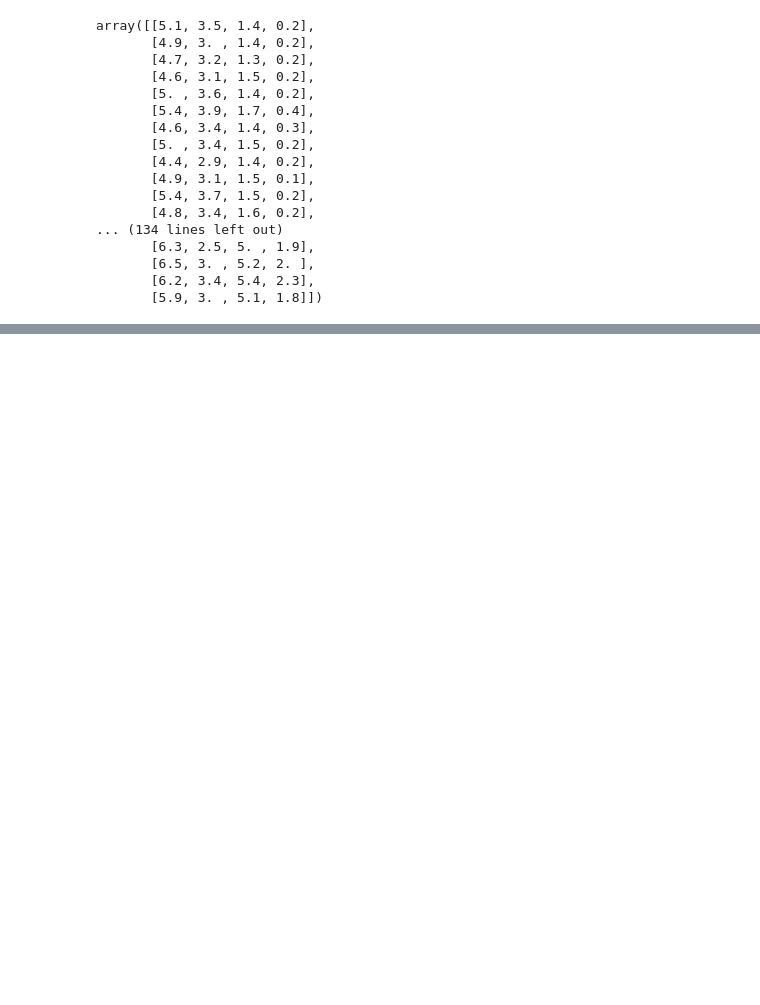
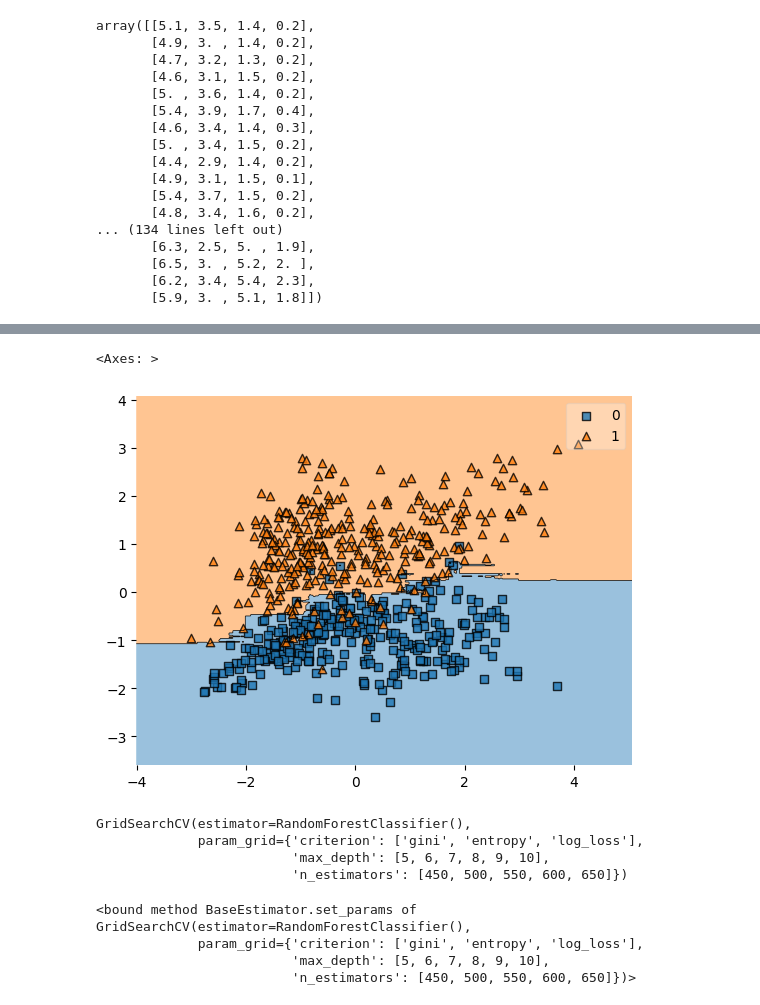
Before and after one commit to Amulussolver/Machine-learning, a Jupyter notebook: logistic.ipynb, the cells around one changed output, grey strips where cells are left out. Cells and saved outputs as stored; diff of their text form; code cells hidden in the pictures; blank space fills up the shorter version.

```diff
--- a/logistic.ipynb
+++ b/logistic.ipynb
@@ -98,0 +173,2 @@ np.float64(0.78)
+# %%
+rf=rfc()
@@ -98,0 +179,5 @@ np.float64(0.78)
+# %%
+plot_decision_regions(x_train,y_train,clf=rf)
+# %% [output]
+<Axes: >
+[figure, added]
@@ -98,0 +191,14 @@ np.float64(0.78)
+# %%
+gf.fit(x_train,y_train)
+# %% [output]
+GridSearchCV(estimator=RandomForestClassifier(),
+             param_grid={'criterion': ['gini', 'entropy', 'log_loss'],
+                         'max_depth': [5, 6, 7, 8, 9, 10],
+                         'n_estimators': [450, 500, 550, 600, 650]})
+# %%
+gf.set_params
+# %% [output]
+<bound method BaseEstimator.set_params of GridSearchCV(estimator=RandomForestClassifier(),
+             param_grid={'criterion': ['gini', 'entropy', 'log_loss'],
+                         'max_depth': [5, 6, 7, 8, 9, 10],
+                         'n_estimators': [450, 500, 550, 600, 650]})>
```
Also changed, not shown: parts of 21 cells of this notebook.
